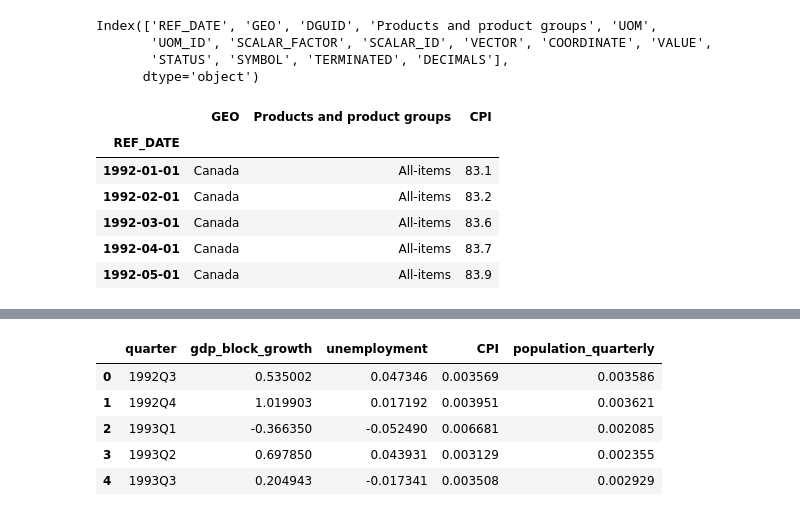
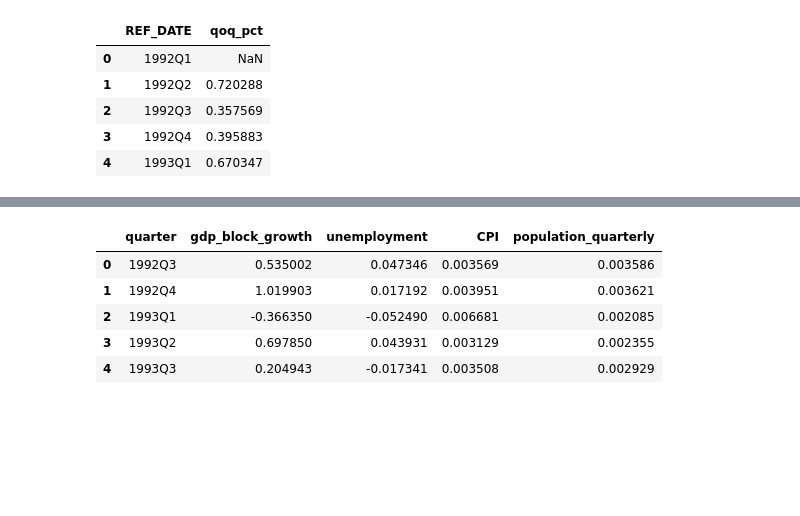
Before and after one commit to SailofRoses/baseline_models, a Jupyter notebook: Forecast/var.ipynb, the cells around one changed output, grey strips where cells are left out. Cells and saved outputs as stored; diff of their text form; code cells hidden in the pictures; blank space fills up the shorter version.

```diff
--- a/Forecast/var.ipynb
+++ b/Forecast/var.ipynb
@@ -129,10 +4,3 @@ Estimates    date  gdp_block_level  gdp_block_growth
-# %%
-cpi_raw.columns
-# %% [output]
-Index(['REF_DATE', 'GEO', 'DGUID', 'Products and product groups', 'UOM',
-       'UOM_ID', 'SCALAR_FACTOR', 'SCALAR_ID', 'VECTOR', 'COORDINATE', 'VALUE',
-       'STATUS', 'SYMBOL', 'TERMINATED', 'DECIMALS'],
-      dtype='object')
 # %%
 
 cpi = pd.read_csv("Inflation.csv")[["REF_DATE", "GEO", "Products and product groups", "VALUE"]]
@@ -155,10 +25,9 @@ iq_yoy.index = iq_yoy.index.to_period("Q")
 # %%
-cpi.head()
+cpi_quarterly_growth.head()
 # %% [output]
-|  | GEO | Products and product groups | CPI |
-| REF_DATE |  |  |  |
-| 1992-01-01 | Canada | All-items | 83.1 |
-| 1992-02-01 | Canada | All-items | 83.2 |
-| 1992-03-01 | Canada | All-items | 83.6 |
-| 1992-04-01 | Canada | All-items | 83.7 |
-| 1992-05-01 | Canada | All-items | 83.9 |
+|  | REF_DATE | qoq_pct |
+| 0 | 1992Q1 | NaN |
+| 1 | 1992Q2 | 0.720288 |
+| 2 | 1992Q3 | 0.357569 |
+| 3 | 1992Q4 | 0.395883 |
+| 4 | 1993Q1 | 0.670347 |
```
Also changed, not shown: parts of 44 cells of this notebook, 15 other files.
